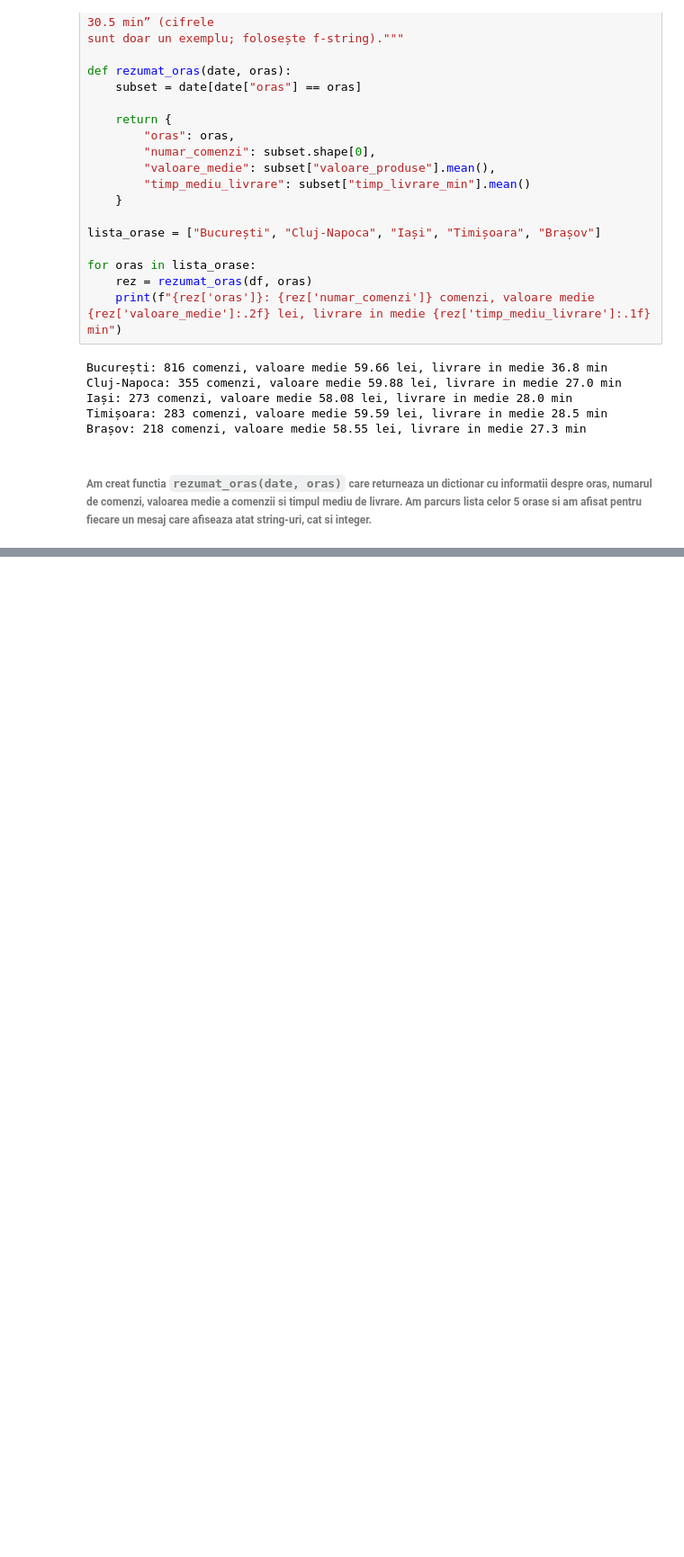
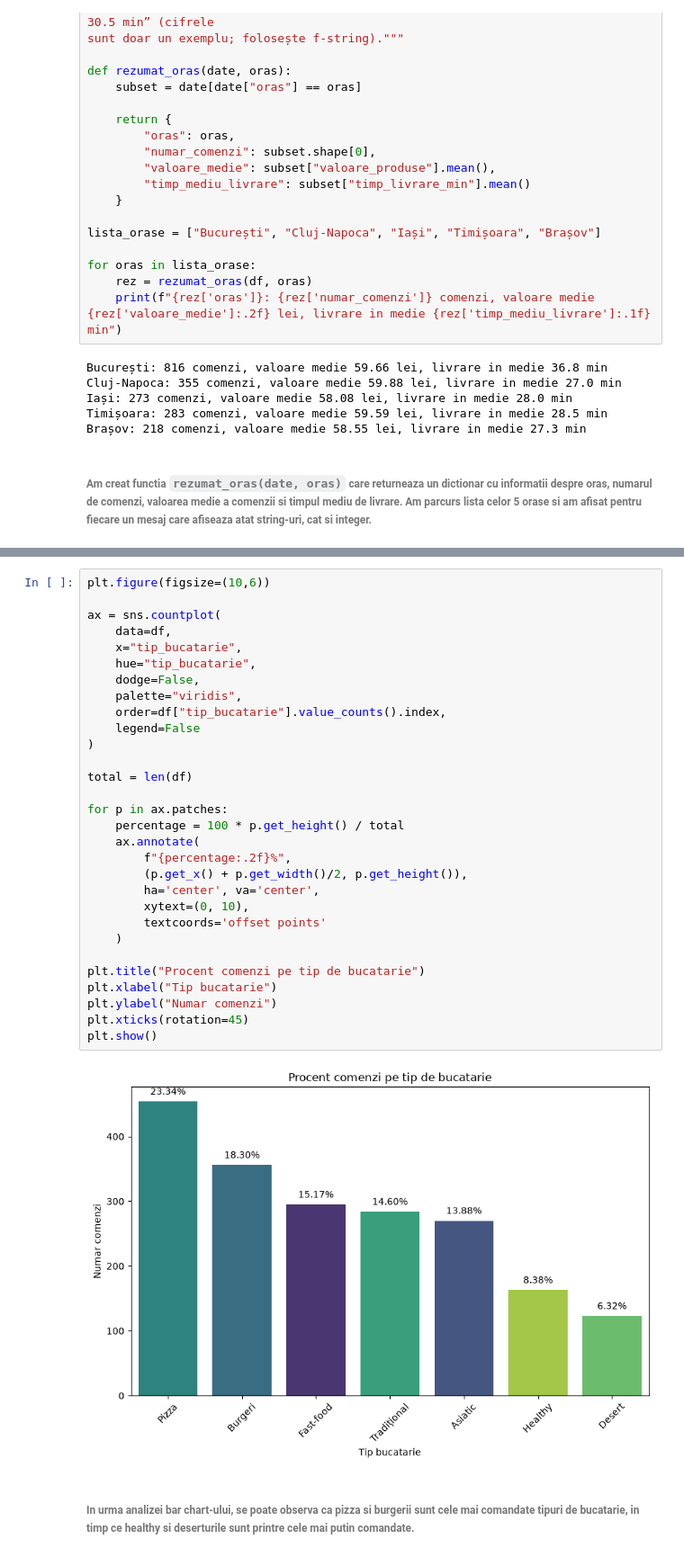
Before and after one commit to CristianaTrandafir/proiect_python_trandafir_cristiana, a Jupyter notebook: proiect_gustoexpress.ipynb, the cells around one changed output, grey strips where cells are left out. Shown at 90% size. Cells and saved outputs as stored; diff of their text form; blank space fills up the shorter version.

```diff
--- a/proiect_gustoexpress.ipynb
+++ b/proiect_gustoexpress.ipynb
@@ -236,0 +260,34 @@ Brașov: 218 comenzi, valoare medie 58.55 lei, livrare in medie 27.3 min
+# %%
+plt.figure(figsize=(10,6))
+
+ax = sns.countplot(
+    data=df,
+    x="tip_bucatarie",
+    hue="tip_bucatarie",
+    dodge=False,
+    palette="viridis",
+    order=df["tip_bucatarie"].value_counts().index,
+    legend=False
+)
+
+total = len(df)
+
+for p in ax.patches:
+    percentage = 100 * p.get_height() / total
+    ax.annotate(
+        f"{percentage:.2f}%",
+        (p.get_x() + p.get_width()/2, p.get_height()),
+        ha='center', va='center',
+        xytext=(0, 10),
+        textcoords='offset points'
+    )
+
+plt.title("Procent comenzi pe tip de bucatarie")
+plt.xlabel("Tip bucatarie")
+plt.ylabel("Numar comenzi")
+plt.xticks(rotation=45)
+plt.show()
+# %% [output]
+[figure, added]
+# %% [markdown]
+###### In urma analizei bar chart-ului, se poate observa ca pizza si burgerii sunt cele mai comandate tipuri de bucatarie, in timp ce healthy si deserturile sunt printre cele mai putin comandate.
```
Also changed, not shown: parts of 3 cells of this notebook.
